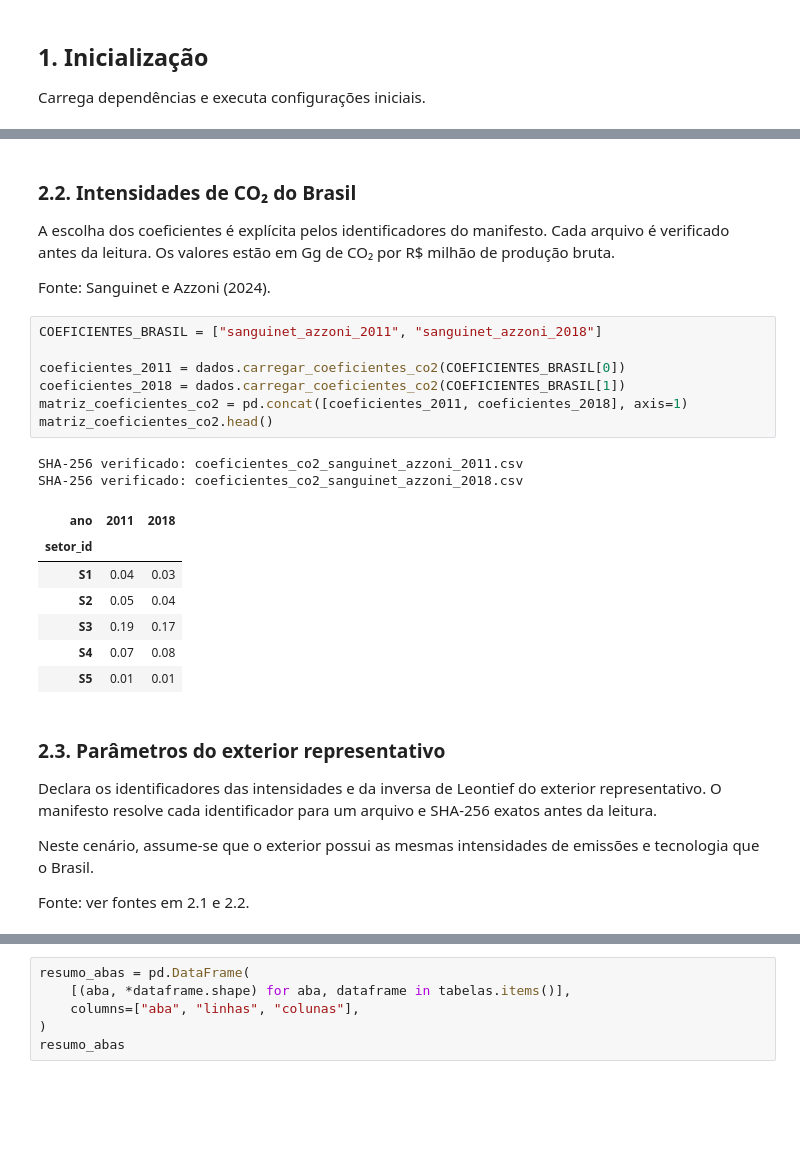
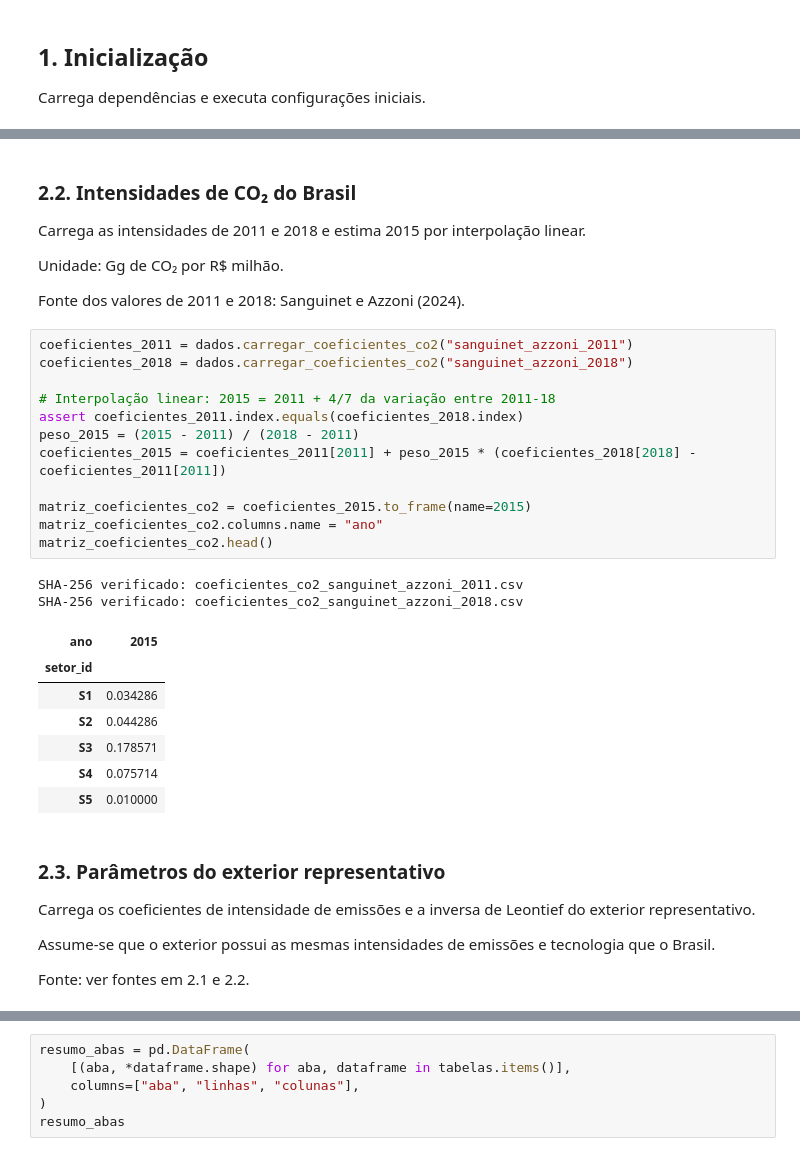
Before and after one commit to G-Cintra/Redes, a Jupyter notebook: analise_matriz_insumo_produto.ipynb, the cells around one changed output, grey strips where cells are left out. Drawn from its saved outputs; the diff is of its cells as text; blank space fills up the shorter version.

Commit message:
produção e consumo

```diff
--- a/analise_matriz_insumo_produto.ipynb
+++ b/analise_matriz_insumo_produto.ipynb
@@ -42,32 +82,39 @@ Checksum validado: Matriz_de_Insumo_Produto_2015_Nivel_67.xls
 # %% [markdown]
 ### 2.2. Intensidades de CO₂ do Brasil
 
-A escolha dos coeficientes é explícita pelos identificadores do manifesto. Cada arquivo é verificado antes da leitura. Os valores estão em Gg de CO₂ por R$ milhão de produção bruta.
+Carrega as intensidades de 2011 e 2018 e estima 2015 por interpolação linear.
 
-Fonte: Sanguinet e Azzoni (2024).
+Unidade: Gg de CO₂ por R$ milhão.
+
+Fonte dos valores de 2011 e 2018: Sanguinet e Azzoni (2024).
 # %%
-COEFICIENTES_BRASIL = ["sanguinet_azzoni_2011", "sanguinet_azzoni_2018"]
+coeficientes_2011 = dados.carregar_coeficientes_co2("sanguinet_azzoni_2011")
+coeficientes_2018 = dados.carregar_coeficientes_co2("sanguinet_azzoni_2018")
 
-coeficientes_2011 = dados.carregar_coeficientes_co2(COEFICIENTES_BRASIL[0])
-coeficientes_2018 = dados.carregar_coeficientes_co2(COEFICIENTES_BRASIL[1])
-matriz_coeficientes_co2 = pd.concat([coeficientes_2011, coeficientes_2018], axis=1)
+# Interpolação linear: 2015 = 2011 + 4/7 da variação entre 2011-18
+assert coeficientes_2011.index.equals(coeficientes_2018.index)
+peso_2015 = (2015 - 2011) / (2018 - 2011)
+coeficientes_2015 = coeficientes_2011[2011] + peso_2015 * (coeficientes_2018[2018] - coeficientes_2011[2011])
+
+matriz_coeficientes_co2 = coeficientes_2015.to_frame(name=2015)
+matriz_coeficientes_co2.columns.name = "ano"
 matriz_coeficientes_co2.head()
 # %% [output]
 SHA-256 verificado: coeficientes_co2_sanguinet_azzoni_2011.csv
 SHA-256 verificado: coeficientes_co2_sanguinet_azzoni_2018.csv
-| ano | 2011 | 2018 |
-| setor_id |  |  |
-| S1 | 0.04 | 0.03 |
-| S2 | 0.05 | 0.04 |
-| S3 | 0.19 | 0.17 |
-| S4 | 0.07 | 0.08 |
-| S5 | 0.01 | 0.01 |
+| ano | 2015 |
+| setor_id |  |
+| S1 | 0.034286 |
+| S2 | 0.044286 |
+| S3 | 0.178571 |
+| S4 | 0.075714 |
+| S5 | 0.010000 |
 # %% [markdown]
 ### 2.3. Parâmetros do exterior representativo
 
-Declara os identificadores das intensidades e da inversa de Leontief do exterior representativo. O manifesto resolve cada identificador para um arquivo e SHA-256 exatos antes da leitura.
+Carrega os coeficientes de intensidade de emissões e a inversa de Leontief do exterior representativo.
 
-Neste cenário, assume-se que o exterior possui as mesmas intensidades de emissões e tecnologia que o Brasil.
+Assume-se que o exterior possui as mesmas intensidades de emissões e tecnologia que o Brasil.
 
 Fonte: ver fontes em 2.1 e 2.2.
 # %%
```
Also changed, not shown: parts of 37 cells of this notebook, 6 other files.
